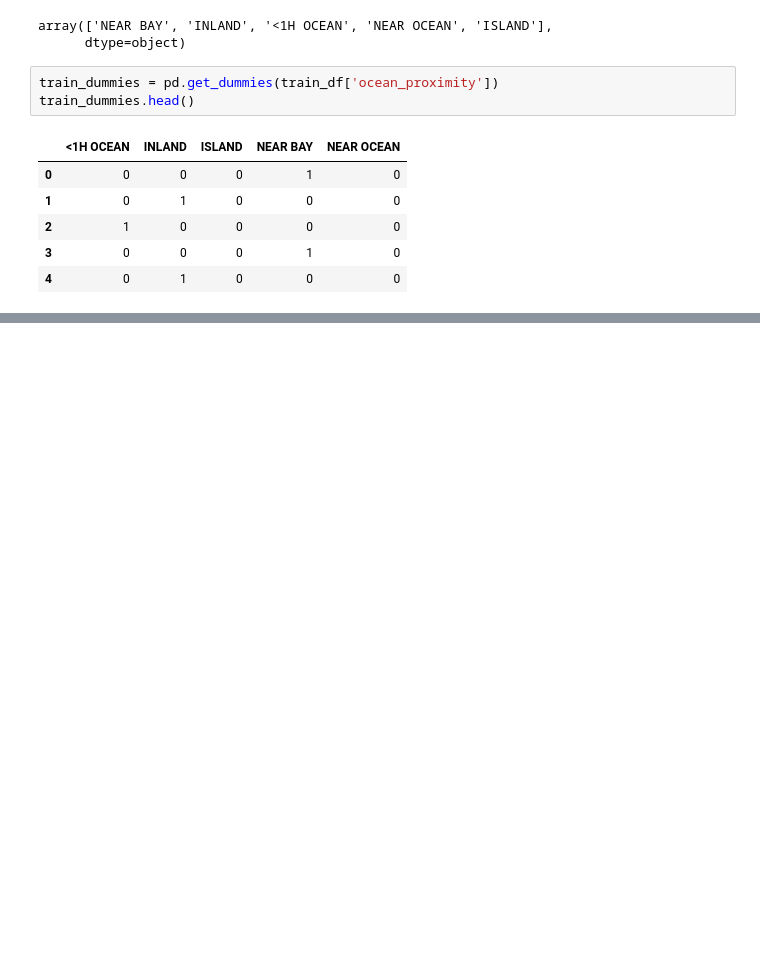
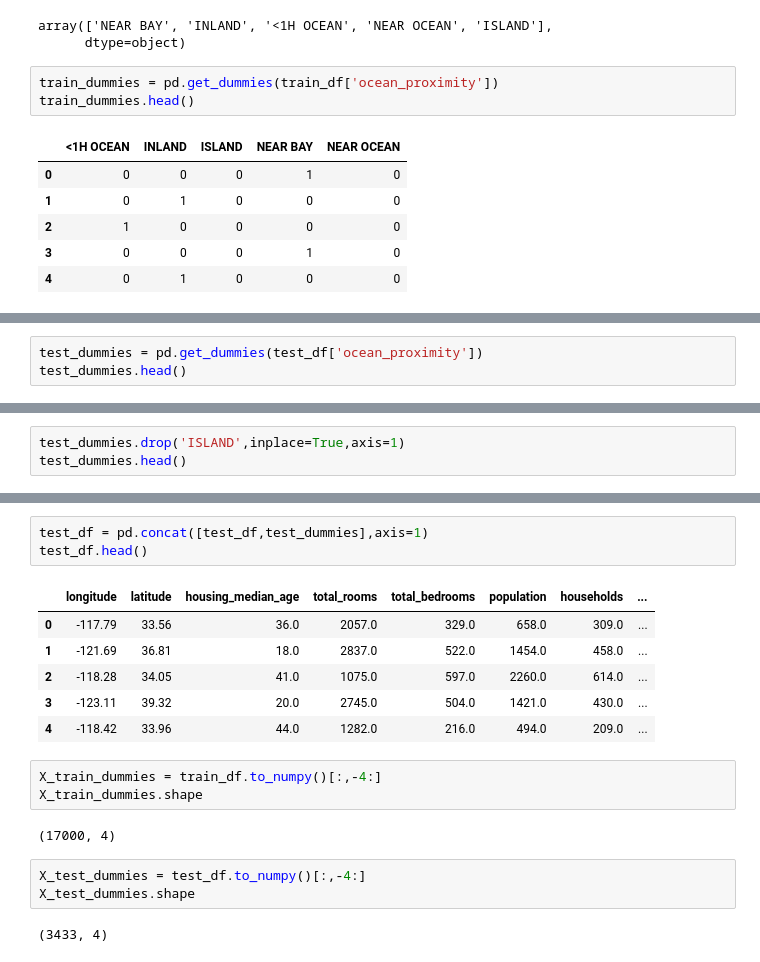
Before and after one commit to amenhasfaw/DPFE, a Jupyter notebook: CODE/Feature Engineering.ipynb, the cells around one changed output, grey strips where cells are left out. Cells and saved outputs as stored; diff of their text form; blank space fills up the shorter version.

```diff
--- a/CODE/Feature Engineering.ipynb
+++ b/CODE/Feature Engineering.ipynb
@@ -261,0 +296,3 @@ train_dummies.head()
+# %%
+test_dummies = pd.get_dummies(test_df['ocean_proximity'])
+test_dummies.head()
@@ -261,0 +306,3 @@ train_dummies.head()
+# %%
+test_dummies.drop('ISLAND',inplace=True,axis=1)
+test_dummies.head()
@@ -261,0 +316,20 @@ train_dummies.head()
+# %%
+test_df = pd.concat([test_df,test_dummies],axis=1)
+test_df.head()
+# %% [output]
+|  | longitude | latitude | housing_median_age | total_rooms | total_bedrooms | population | households | ... |
+| 0 | -117.79 | 33.56 | 36.0 | 2057.0 | 329.0 | 658.0 | 309.0 | ... |
+| 1 | -121.69 | 36.81 | 18.0 | 2837.0 | 522.0 | 1454.0 | 458.0 | ... |
+| 2 | -118.28 | 34.05 | 41.0 | 1075.0 | 597.0 | 2260.0 | 614.0 | ... |
+| 3 | -123.11 | 39.32 | 20.0 | 2745.0 | 504.0 | 1421.0 | 430.0 | ... |
+| 4 | -118.42 | 33.96 | 44.0 | 1282.0 | 216.0 | 494.0 | 209.0 | ... |
+# %%
+X_train_dummies = train_df.to_numpy()[:,-4:]
+X_train_dummies.shape
+# %% [output]
+(17000, 4)
+# %%
+X_test_dummies = test_df.to_numpy()[:,-4:]
+X_test_dummies.shape
+# %% [output]
+(3433, 4)
```
Also changed, not shown: parts of 8 cells of this notebook.
